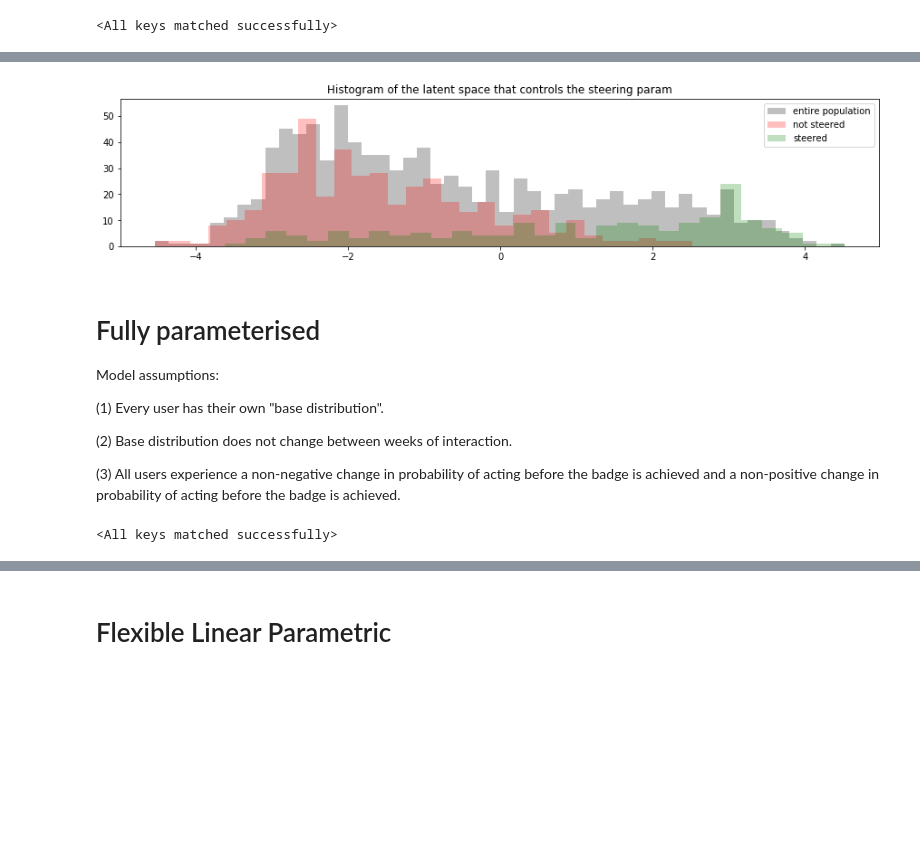
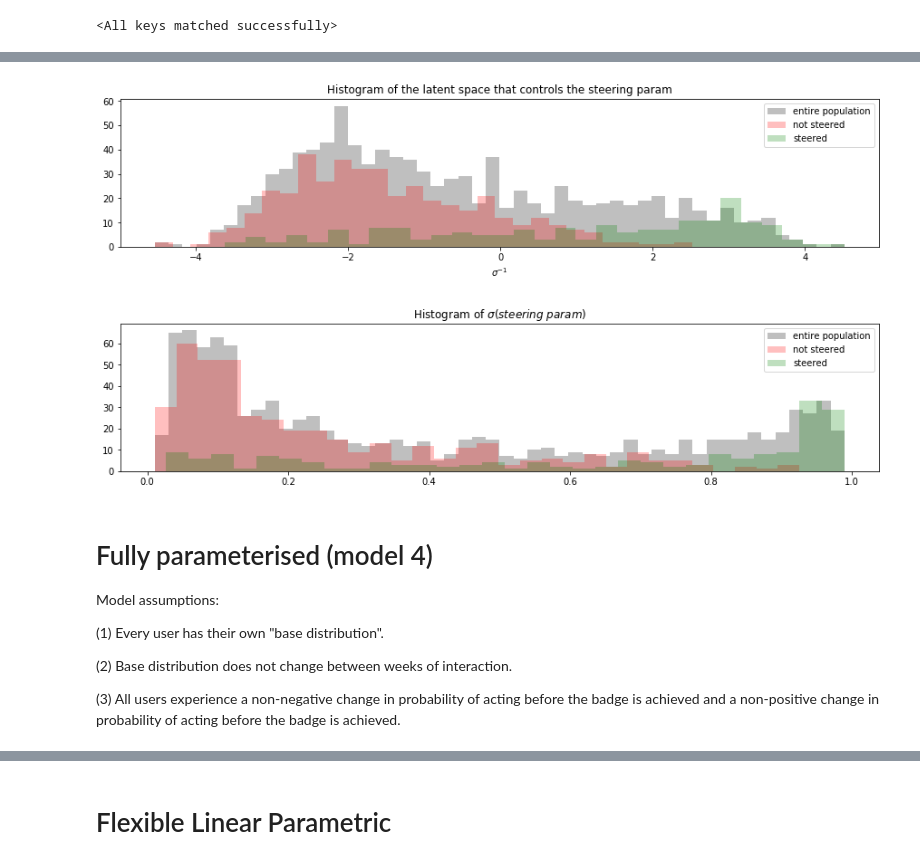
Before and after one commit to NickHoernle/incentive_design, a Jupyter notebook: notebooks/evaluate_probability_models_2019-12.ipynb, the cells around one changed output, grey strips where cells are left out. Cells and saved outputs as stored; diff of their text form; code cells hidden in the pictures; blank space fills up the shorter version.

```diff
--- a/notebooks/evaluate_probability_models_2019-12.ipynb
+++ b/notebooks/evaluate_probability_models_2019-12.ipynb
@@ -254,4 +325,5 @@ Model assumptions - same as Linear but:
 # %%
-model = models.LinearParametricPlusSteerParamVAE(dset_shape[0]*dset_shape[1], dset_shape[0], **params)
+model_per_lin = models.LinearParametricPlusSteerParamVAE(dset_shape[0]*dset_shape[1], dset_shape[0], **params)
 PATH = '../models/personalised_linear.pt'
-model.load_state_dict(torch.load(PATH, map_location=device))
+model_per_lin.load_state_dict(torch.load(PATH, map_location=device))
+model = model_per_lin
@@ -269,17 +340,28 @@ Average Test loss: 39.3204
 # %%
+sigmoid = lambda x: np.exp(x)/(1+np.exp(x))
 w = model.positive_steer_weight[0].detach().numpy()
 
 plt.figure(figsize=(15,3))
 plt.hist(w*ladent_dim[19], label='entire population', bins=50, alpha=.5, color='grey')
 plt.hist(w*ladent_dim['not_steered'], label='not steered', alpha=.25, color='red', bins=30)
 plt.hist(w*ladent_dim['steered'], label='steered', alpha=.25, color='green', bins=30)
 plt.legend(loc='best')
 plt.title('Histogram of the latent space that controls the steering param')
+plt.xlabel("$\sigma^{-1}$")
 plt.show()
+
+plt.figure(figsize=(15,3))
+plt.hist(sigmoid(w*ladent_dim[19]), label='entire population', bins=50, alpha=.5, color='grey')
+plt.hist(sigmoid(w*ladent_dim['not_steered']), label='not steered', alpha=.25, color='red', bins=30)
+plt.hist(sigmoid(w*ladent_dim['steered']), label='steered', alpha=.25, color='green', bins=30)
+plt.legend(loc='best')
+plt.title('Histogram of $\sigma(steering\ param)$')
+plt.show()
 # %% [output]
-[figure, old version]
+[figure, new version]
+[figure, added]
 # %% [markdown]
-# Fully parameterised
+# Fully parameterised (model 4)
 
 Model assumptions:
 
@@ -290,11 +372,10 @@ Model assumptions:
 
 (3) All users experience a non-negative change in probability of acting before the badge is achieved and a non-positive change in probability of acting before the badge is achieved.
 # %%
-model = models.FullParameterisedVAE(dset_shape[0]*dset_shape[1], dset_shape[0], **params)
+model_fp = models.FullParameterisedVAE(dset_shape[0]*dset_shape[1], dset_shape[0], **params)
 PATH = '../models/full_parameterised.pt'
-model.load_state_dict(torch.load(PATH, map_location=device))
+model_fp.load_state_dict(torch.load(PATH, map_location=device))
+model = model_fp
-# %% [output]
-<All keys matched successfully>
 # %%
 plot_kernel(dset_train, model, dset_shape, device)
 # %% [output]
```
Also changed, not shown: parts of 40 cells of this notebook, 3 other files.
